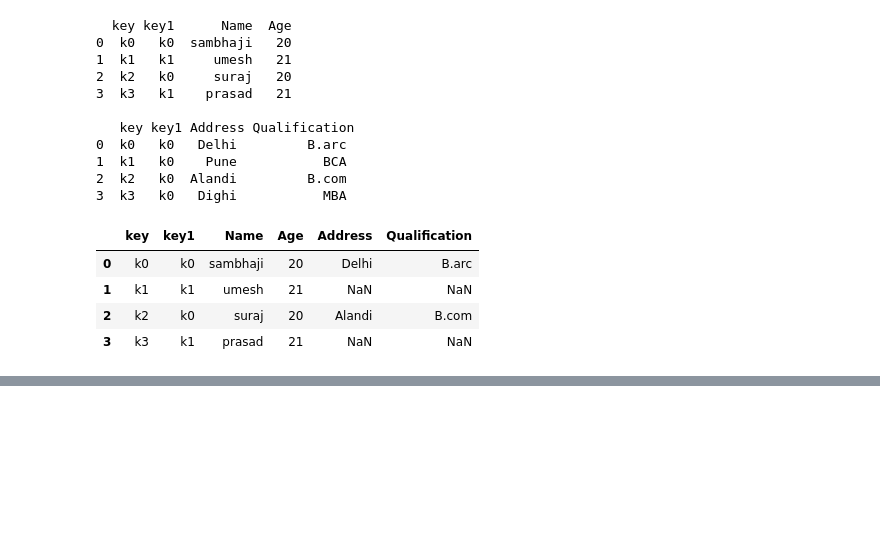
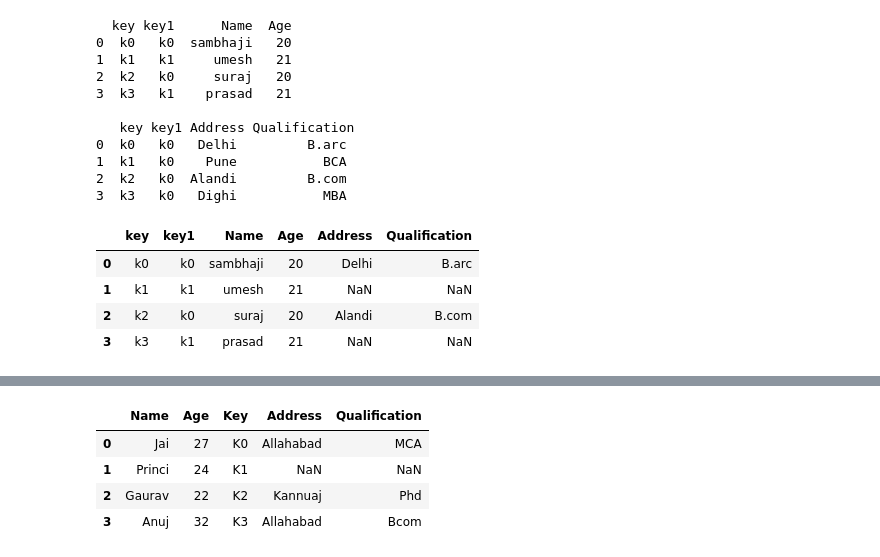
Before and after one commit to Sambhaji6529/Python_Notes, a Jupyter notebook: Pandas_Merging,_Joining,_and_Concatenating.ipynb, the cells around one changed output, grey strips where cells are left out. Cells and saved outputs as stored; diff of their text form; code cells hidden in the pictures; blank space fills up the shorter version.

```diff
--- a/Pandas_Merging,_Joining,_and_Concatenating.ipynb
+++ b/Pandas_Merging,_Joining,_and_Concatenating.ipynb
@@ -414,0 +511,18 @@ res
+# %%
+# Define a dictionary containing employee data
+data1 = {'Name':['Jai', 'Princi', 'Gaurav', 'Anuj'],
+        'Age':[27, 24, 22, 32],
+        'Key':['K0', 'K1', 'K2', 'K3']}
+
+# Define a dictionary containing employee data
+data2 = {'Address':['Allahabad', 'Kannuaj', 'Allahabad', 'Kannuaj'],
+        'Qualification':['MCA', 'Phd', 'Bcom', 'B.hons']}
+
+# Convert the dictionary into DataFrame
+df = pd.DataFrame(data1)
+
+# Convert the dictionary into DataFrame
+df1 = pd.DataFrame(data2, index=['K0', 'K2', 'K3', 'K4'])
+
+
+print(df, "\n\n", df1)
@@ -414,0 +541,13 @@ res
+# %%
+#Now we are using .join with “on” argument
+
+# using on argument in join
+res2 = df.join(df1, on='Key')
+
+res2
+# %% [output]
+|  | Name | Age | Key | Address | Qualification |
+| 0 | Jai | 27 | K0 | Allahabad | MCA |
+| 1 | Princi | 24 | K1 | NaN | NaN |
+| 2 | Gaurav | 22 | K2 | Kannuaj | Phd |
+| 3 | Anuj | 32 | K3 | Allahabad | Bcom |
```
Also changed, not shown: parts of 9 cells of this notebook.
